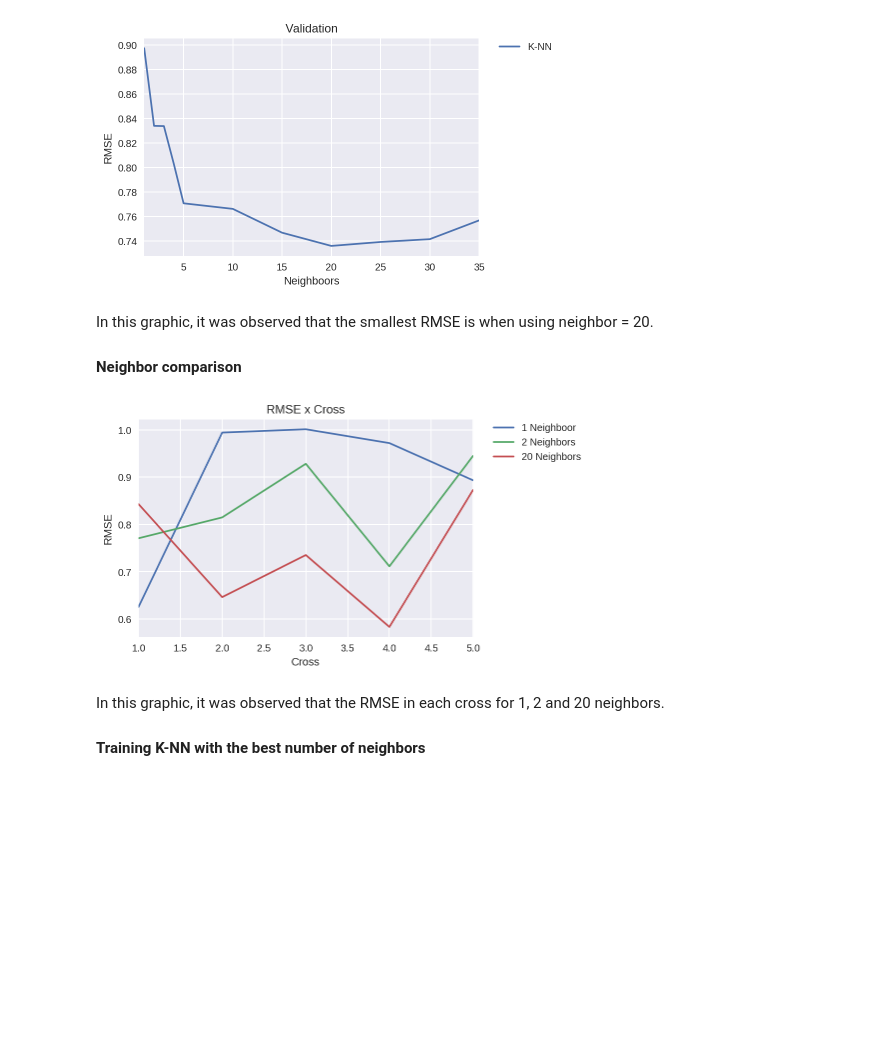
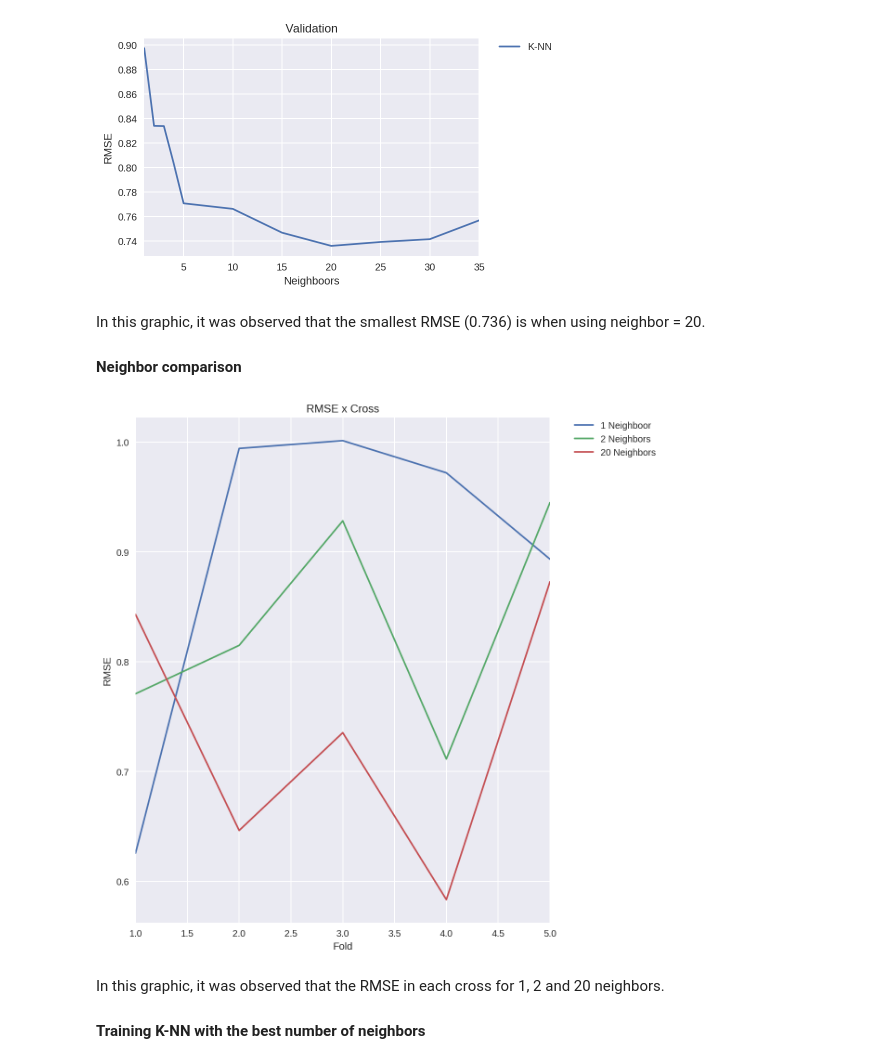
Before and after one commit to italoPontes/Machine-learning, a Jupyter notebook: Tarefas/Predicao-de-CRA-com-Regressao/Task 03.ipynb, the cells around one changed output. Saved outputs shown, nothing was run; the diff lists cells and outputs as text; code cells hidden in the pictures; blank space fills up the shorter version.

```diff
--- a/Tarefas/Predicao-de-CRA-com-Regressao/Task 03.ipynb
+++ b/Tarefas/Predicao-de-CRA-com-Regressao/Task 03.ipynb
@@ -275,21 +275,21 @@ plot_graphic(cv_knn_mean, neighboor, title, xlabel, ylabel, label)
 # %% [output]
 [figure]
 # %% [markdown]
-In this graphic, it was observed that the smallest RMSE is when using neighbor = 20.
+In this graphic, it was observed that the smallest RMSE (0.736) is when using neighbor = 20.
 
 #### Neighbor comparison
 # %%
 small_pos_knn = np.argmin(cv_knn_mean)
 small_neighbor_knn = neighboor[small_pos_knn]
 small_rmse_knn = cv_knn_mean[small_pos_knn]
 
 small_rmse_knn = cv_knn[small_pos_knn]
 
-plot_graphic(cv_knn[0], seq, "RMSE x Cross", "Cross", "RMSE", "1 Neighboor")
-plot_graphic(cv_knn[1], seq, "RMSE x Cross", "Cross", "RMSE", "2 Neighbors")
-plot_graphic(small_rmse_knn, seq, "RMSE x Cross", "Cross", "RMSE", "{0} Neighbors".format(small_neighbor_knn))
+plot_graphic(cv_knn[0], seq, "RMSE x Cross", "Fold", "RMSE", "1 Neighboor")
+plot_graphic(cv_knn[1], seq, "RMSE x Cross", "Fold", "RMSE", "2 Neighbors")
+plot_graphic(small_rmse_knn, seq, "RMSE x Cross", "Fold", "RMSE", "{0} Neighbors".format(small_neighbor_knn))
 # %% [output]
-[figure, old version]
+[figure, new version]
 # %% [markdown]
 In this graphic, it was observed that the RMSE in each cross for 1, 2 and 20 neighbors.
 
```
Also changed, not shown: parts of 7 cells of this notebook.
